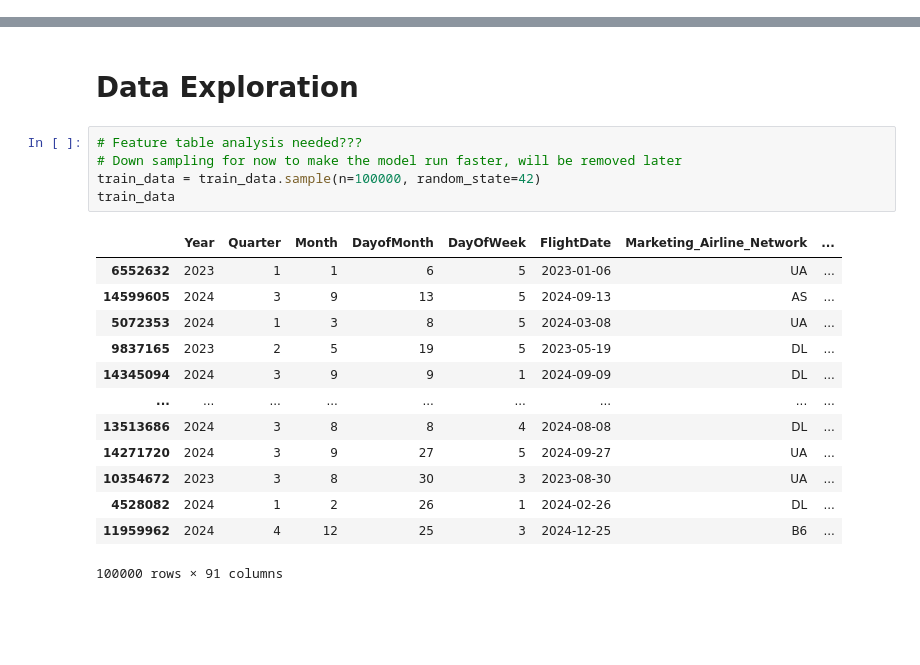
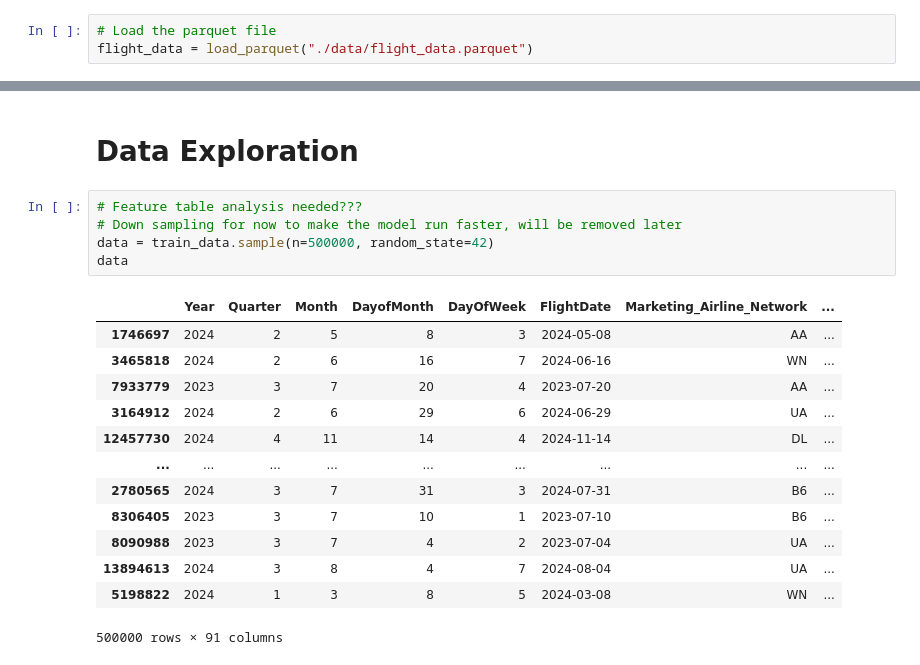
Before and after one commit to denibravo/NeuralNetworkProject, a Jupyter notebook: Delayed.ipynb, the cells around one changed output, grey strips where cells are left out. Saved outputs shown, nothing was run; the diff lists cells and outputs as text; blank space fills up the shorter version.

```diff
--- a/Delayed.ipynb
+++ b/Delayed.ipynb
@@ -453,0 +514,3 @@ Dropped 176807 international flights.
+# %%
+# Load the parquet file
+flight_data = load_parquet("./data/flight_data.parquet")
@@ -538,19 +574,19 @@ train_data
 # %%
 # Feature table analysis needed???
 # Down sampling for now to make the model run faster, will be removed later
-train_data = train_data.sample(n=100000, random_state=42)
-train_data
+data = train_data.sample(n=500000, random_state=42)
+data
 # %% [output]
 |  | Year | Quarter | Month | DayofMonth | DayOfWeek | FlightDate | Marketing_Airline_Network | ... |
-| 6552632 | 2023 | 1 | 1 | 6 | 5 | 2023-01-06 | UA | ... |
-| 14599605 | 2024 | 3 | 9 | 13 | 5 | 2024-09-13 | AS | ... |
-| 5072353 | 2024 | 1 | 3 | 8 | 5 | 2024-03-08 | UA | ... |
-| 9837165 | 2023 | 2 | 5 | 19 | 5 | 2023-05-19 | DL | ... |
-| 14345094 | 2024 | 3 | 9 | 9 | 1 | 2024-09-09 | DL | ... |
+| 1746697 | 2024 | 2 | 5 | 8 | 3 | 2024-05-08 | AA | ... |
+| 3465818 | 2024 | 2 | 6 | 16 | 7 | 2024-06-16 | WN | ... |
+| 7933779 | 2023 | 3 | 7 | 20 | 4 | 2023-07-20 | AA | ... |
+| 3164912 | 2024 | 2 | 6 | 29 | 6 | 2024-06-29 | UA | ... |
+| 12457730 | 2024 | 4 | 11 | 14 | 4 | 2024-11-14 | DL | ... |
 | ... | ... | ... | ... | ... | ... | ... | ... | ... |
-| 13513686 | 2024 | 3 | 8 | 8 | 4 | 2024-08-08 | DL | ... |
-| 14271720 | 2024 | 3 | 9 | 27 | 5 | 2024-09-27 | UA | ... |
-| 10354672 | 2023 | 3 | 8 | 30 | 3 | 2023-08-30 | UA | ... |
-| 4528082 | 2024 | 1 | 2 | 26 | 1 | 2024-02-26 | DL | ... |
-| 11959962 | 2024 | 4 | 12 | 25 | 3 | 2024-12-25 | B6 | ... |
+| 2780565 | 2024 | 3 | 7 | 31 | 3 | 2024-07-31 | B6 | ... |
+| 8306405 | 2023 | 3 | 7 | 10 | 1 | 2023-07-10 | B6 | ... |
+| 8090988 | 2023 | 3 | 7 | 4 | 2 | 2023-07-04 | UA | ... |
+| 13894613 | 2024 | 3 | 8 | 4 | 7 | 2024-08-04 | UA | ... |
+| 5198822 | 2024 | 1 | 3 | 8 | 5 | 2024-03-08 | WN | ... |
-100000 rows × 91 columns
+500000 rows × 91 columns
```
Also changed, not shown: parts of 9 cells of this notebook, 1 other file.
